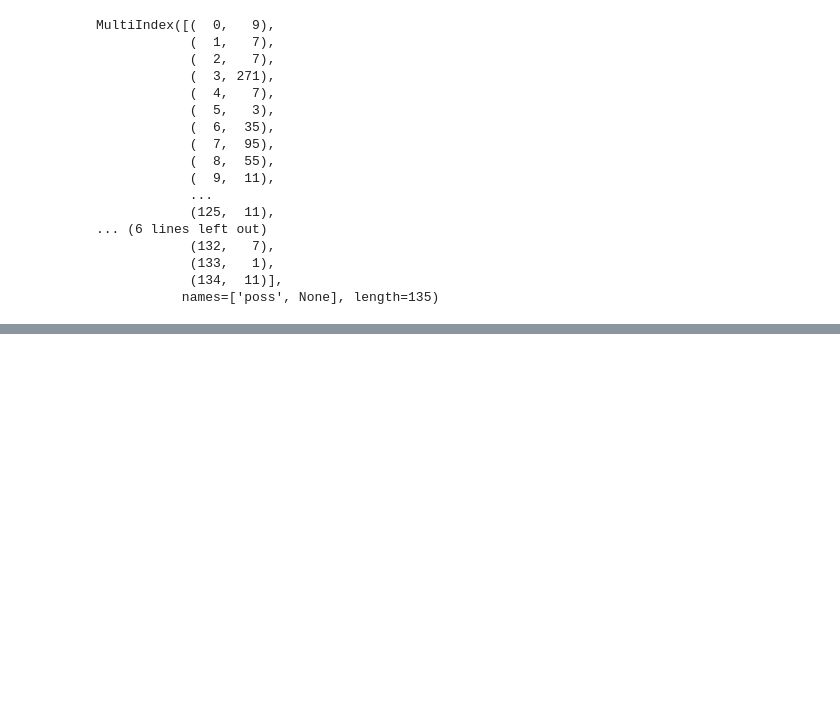
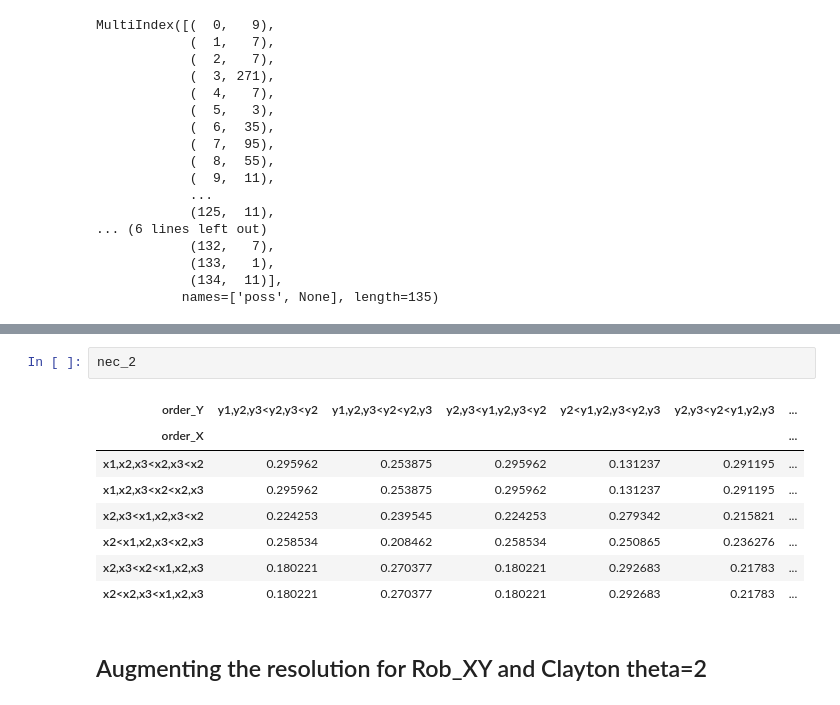
Before and after one commit to Roman-Malinowski/simulation_copula, a Jupyter notebook: dataframe_analysis.ipynb, the cells around one changed output, grey strips where cells are left out. Saved outputs shown, nothing was run; the diff lists cells and outputs as text; blank space fills up the shorter version.

```diff
--- a/dataframe_analysis.ipynb
+++ b/dataframe_analysis.ipynb
@@ -338,0 +528,13 @@ MultiIndex([(  0,   9),
+# %%
+nec_2
+# %% [output]
+| order_Y | y1,y2,y3<y2,y3<y2 | y1,y2,y3<y2<y2,y3 | y2,y3<y1,y2,y3<y2 | y2<y1,y2,y3<y2,y3 | y2,y3<y2<y1,y2,y3 | ... |
+| order_X |  |  |  |  |  | ... |
+| x1,x2,x3<x2,x3<x2 | 0.295962 | 0.253875 | 0.295962 | 0.131237 | 0.291195 | ... |
+| x1,x2,x3<x2<x2,x3 | 0.295962 | 0.253875 | 0.295962 | 0.131237 | 0.291195 | ... |
+| x2,x3<x1,x2,x3<x2 | 0.224253 | 0.239545 | 0.224253 | 0.279342 | 0.215821 | ... |
+| x2<x1,x2,x3<x2,x3 | 0.258534 | 0.208462 | 0.258534 | 0.250865 | 0.236276 | ... |
+| x2,x3<x2<x1,x2,x3 | 0.180221 | 0.270377 | 0.180221 | 0.292683 | 0.21783 | ... |
+| x2<x2,x3<x1,x2,x3 | 0.180221 | 0.270377 | 0.180221 | 0.292683 | 0.21783 | ... |
+# %% [markdown]
+## Augmenting the resolution for Rob_XY and Clayton theta=2
```
Also changed, not shown: parts of 30 cells of this notebook.
